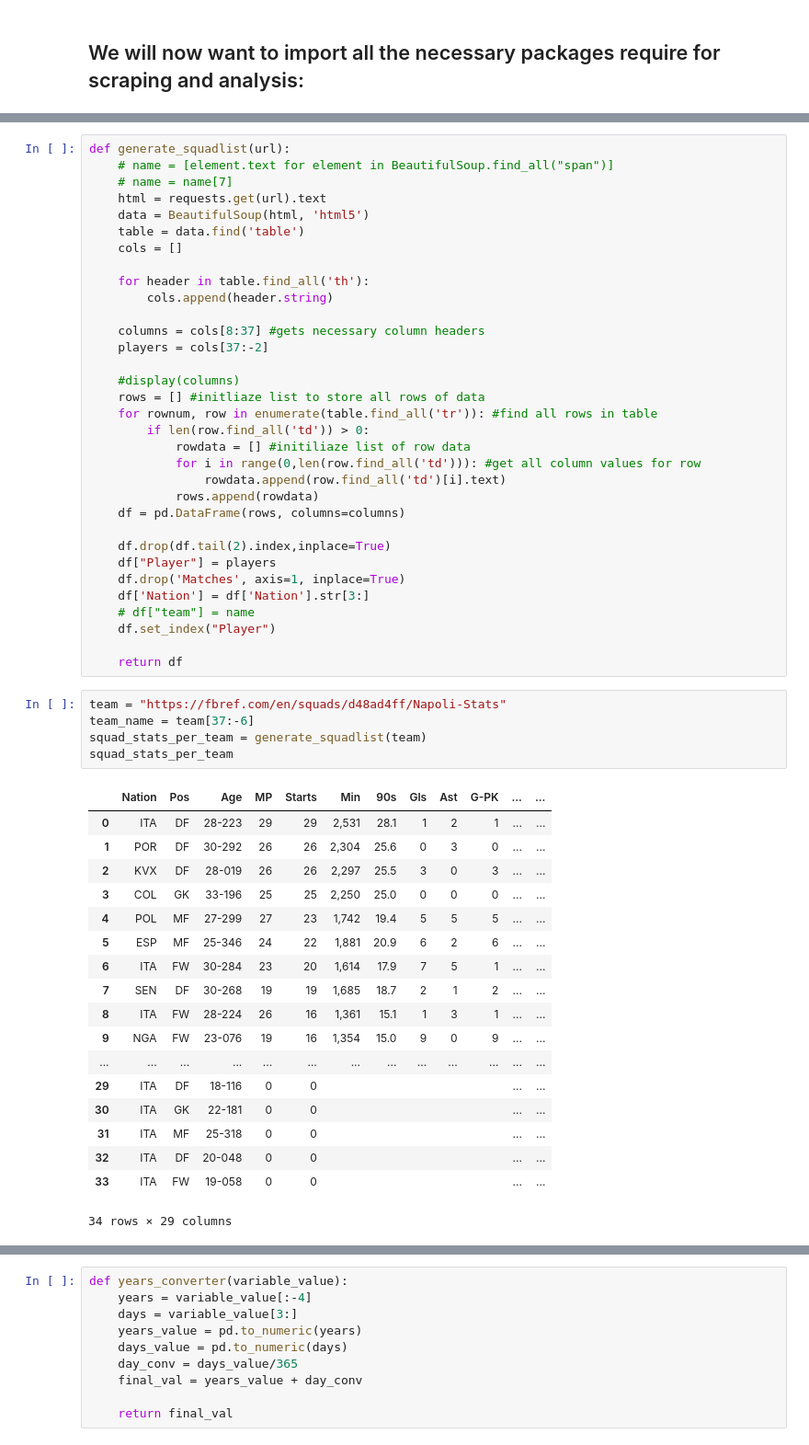
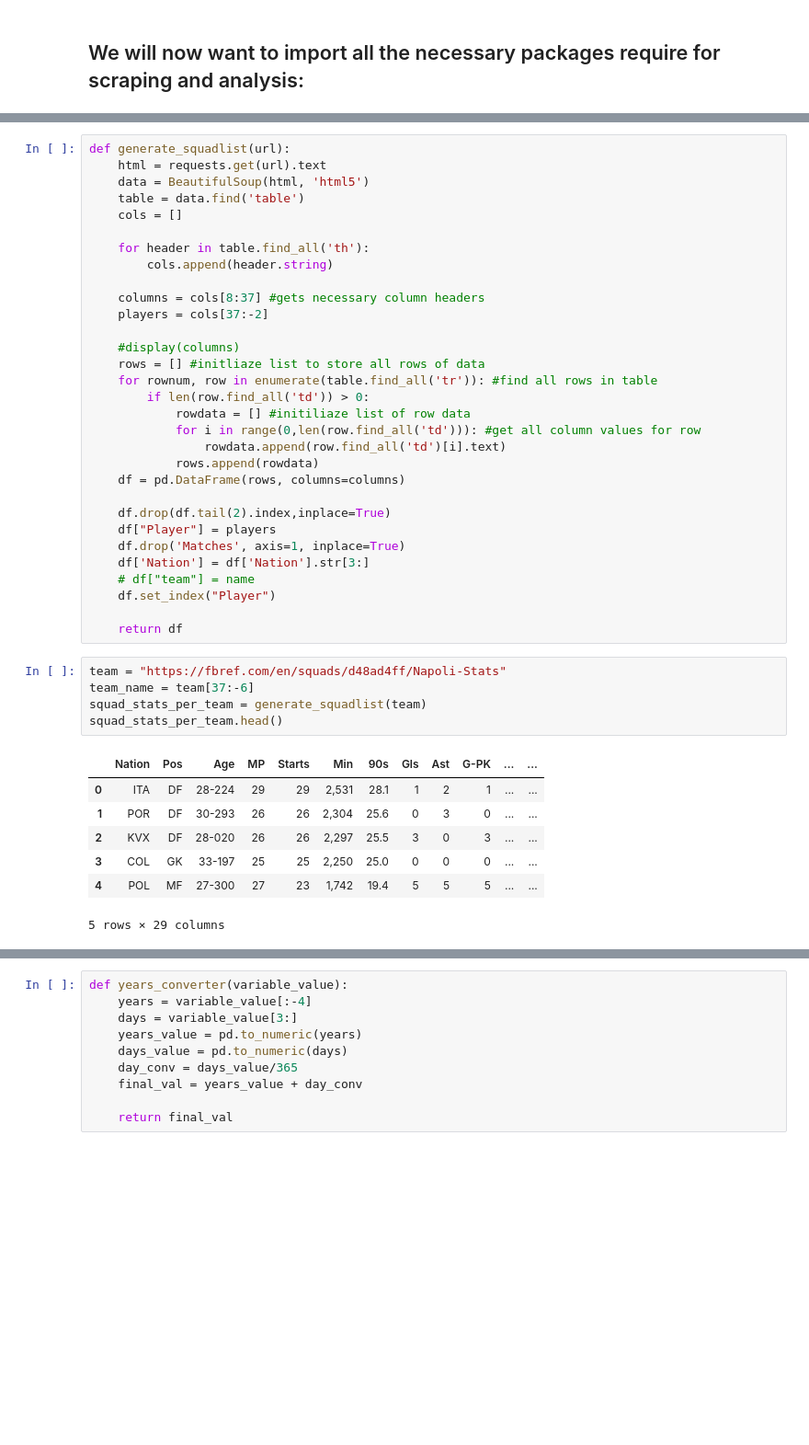
Before and after one commit to steveaq/Webs-Scraping-for-Fooball-Data-, a Jupyter notebook: FBREF League & Team Data Exploration.ipynb, the cells around one changed output, grey strips where cells are left out. Shown at 92% size. Cells and saved outputs as stored; diff of their text form; blank space fills up the shorter version.

```diff
--- a/FBREF League & Team Data Exploration.ipynb
+++ b/FBREF League & Team Data Exploration.ipynb
@@ -34,7 +35,5 @@ from adjustText import adjust_text
 # %%
 def generate_squadlist(url):
-    # name = [element.text for element in BeautifulSoup.find_all("span")]
-    # name = name[7]
     html = requests.get(url).text
     data = BeautifulSoup(html, 'html5')
     table = data.find('table')
@@ -67,24 +66,13 @@ def generate_squadlist(url):
 # %%
 team = "https://fbref.com/en/squads/d48ad4ff/Napoli-Stats"
 team_name = team[37:-6]
 squad_stats_per_team = generate_squadlist(team)
-squad_stats_per_team
+squad_stats_per_team.head()
 # %% [output]
 |  | Nation | Pos | Age | MP | Starts | Min | 90s | Gls | Ast | G-PK | ... | ... |
-| 0 | ITA | DF | 28-223 | 29 | 29 | 2,531 | 28.1 | 1 | 2 | 1 | ... | ... |
-| 1 | POR | DF | 30-292 | 26 | 26 | 2,304 | 25.6 | 0 | 3 | 0 | ... | ... |
-| 2 | KVX | DF | 28-019 | 26 | 26 | 2,297 | 25.5 | 3 | 0 | 3 | ... | ... |
-| 3 | COL | GK | 33-196 | 25 | 25 | 2,250 | 25.0 | 0 | 0 | 0 | ... | ... |
-| 4 | POL | MF | 27-299 | 27 | 23 | 1,742 | 19.4 | 5 | 5 | 5 | ... | ... |
-| 5 | ESP | MF | 25-346 | 24 | 22 | 1,881 | 20.9 | 6 | 2 | 6 | ... | ... |
-| 6 | ITA | FW | 30-284 | 23 | 20 | 1,614 | 17.9 | 7 | 5 | 1 | ... | ... |
-| 7 | SEN | DF | 30-268 | 19 | 19 | 1,685 | 18.7 | 2 | 1 | 2 | ... | ... |
-| 8 | ITA | FW | 28-224 | 26 | 16 | 1,361 | 15.1 | 1 | 3 | 1 | ... | ... |
-| 9 | NGA | FW | 23-076 | 19 | 16 | 1,354 | 15.0 | 9 | 0 | 9 | ... | ... |
-| ... | ... | ... | ... | ... | ... | ... | ... | ... | ... | ... | ... | ... |
-| 29 | ITA | DF | 18-116 | 0 | 0 |  |  |  |  |  | ... | ... |
-| 30 | ITA | GK | 22-181 | 0 | 0 |  |  |  |  |  | ... | ... |
-| 31 | ITA | MF | 25-318 | 0 | 0 |  |  |  |  |  | ... | ... |
-| 32 | ITA | DF | 20-048 | 0 | 0 |  |  |  |  |  | ... | ... |
-| 33 | ITA | FW | 19-058 | 0 | 0 |  |  |  |  |  | ... | ... |
+| 0 | ITA | DF | 28-224 | 29 | 29 | 2,531 | 28.1 | 1 | 2 | 1 | ... | ... |
+| 1 | POR | DF | 30-293 | 26 | 26 | 2,304 | 25.6 | 0 | 3 | 0 | ... | ... |
+| 2 | KVX | DF | 28-020 | 26 | 26 | 2,297 | 25.5 | 3 | 0 | 3 | ... | ... |
+| 3 | COL | GK | 33-197 | 25 | 25 | 2,250 | 25.0 | 0 | 0 | 0 | ... | ... |
+| 4 | POL | MF | 27-300 | 27 | 23 | 1,742 | 19.4 | 5 | 5 | 5 | ... | ... |
-34 rows × 29 columns
+5 rows × 29 columns
```
Also changed, not shown: parts of 3 cells of this notebook, 7 other files.
